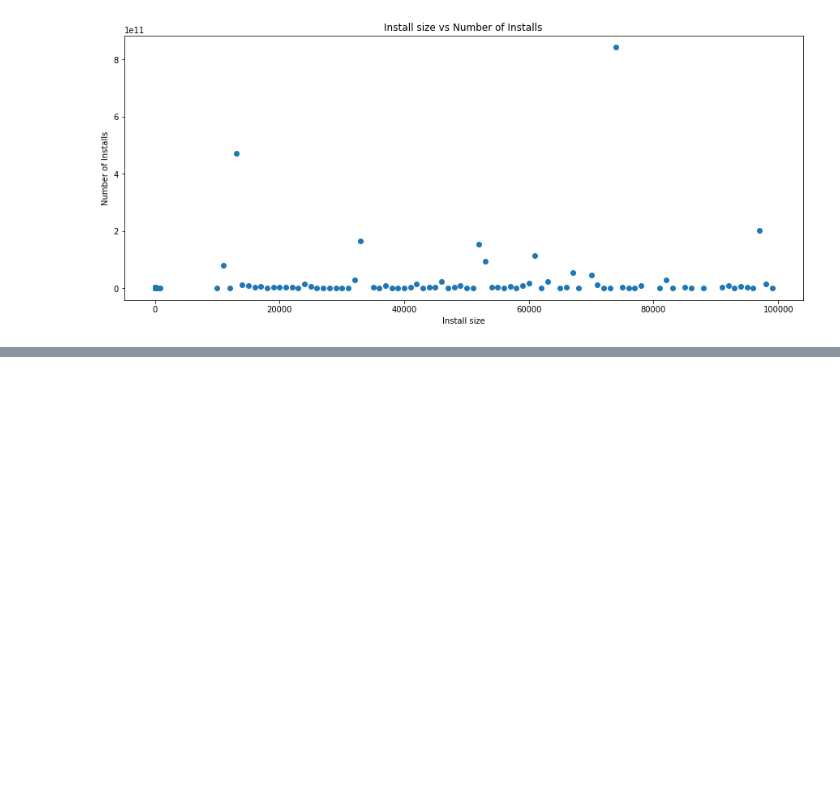
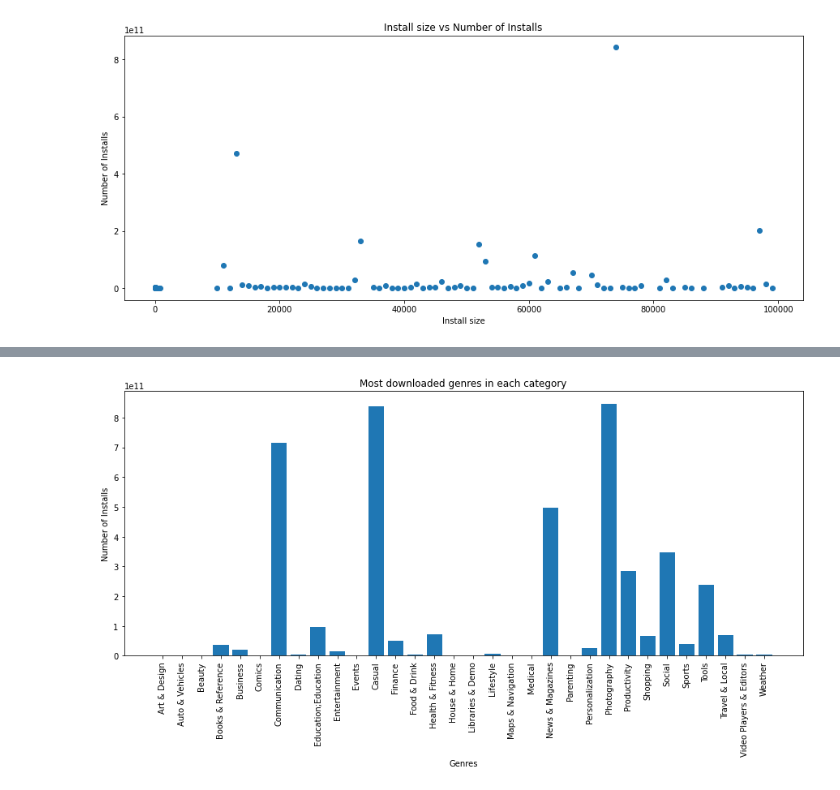
Before and after one commit to Preetirai-tech/Play-Store-App-Review-Analysis, a Jupyter notebook: Play_Store_App_Review_Analysis_Capstone_Project.ipynb, the cells around one changed output, grey strips where cells are left out. Drawn from its saved outputs; the diff is of its cells as text; code cells hidden in the pictures; blank space fills up the shorter version.

```diff
--- a/Play_Store_App_Review_Analysis_Capstone_Project.ipynb
+++ b/Play_Store_App_Review_Analysis_Capstone_Project.ipynb
@@ -310,0 +313,7 @@ plt.show()
+# %%
+df_group1 = combined_df[['Category','Genres','Installs']]
+df_group2 = df_group1.groupby(['Category','Genres'])['Installs'].sum().reset_index()
+df_group3 = df_group2.groupby(['Category'])['Installs'].max().reset_index()
+df_group4 = pd.merge(df_group2,df_group3,on='Installs',how='inner')
+df_group4.drop('Category_y', axis=1, inplace=True)
+df_group4
@@ -310,0 +338,11 @@ plt.show()
+# %%
+plt.figure(figsize=(15,6))
+plt.bar(df_group4['Genres'], df_group4['Installs'])
+plt.xticks(rotation=90)
+plt.title('Most downloaded genres in each category')
+plt.xlabel('Genres')
+plt.ylabel('Number of Installs')
+plt.savefig('Most downloaded genres in each category.png')
+plt.show()
+# %% [output]
+[figure, added]
```
Also changed, not shown: parts of 2 cells of this notebook.
